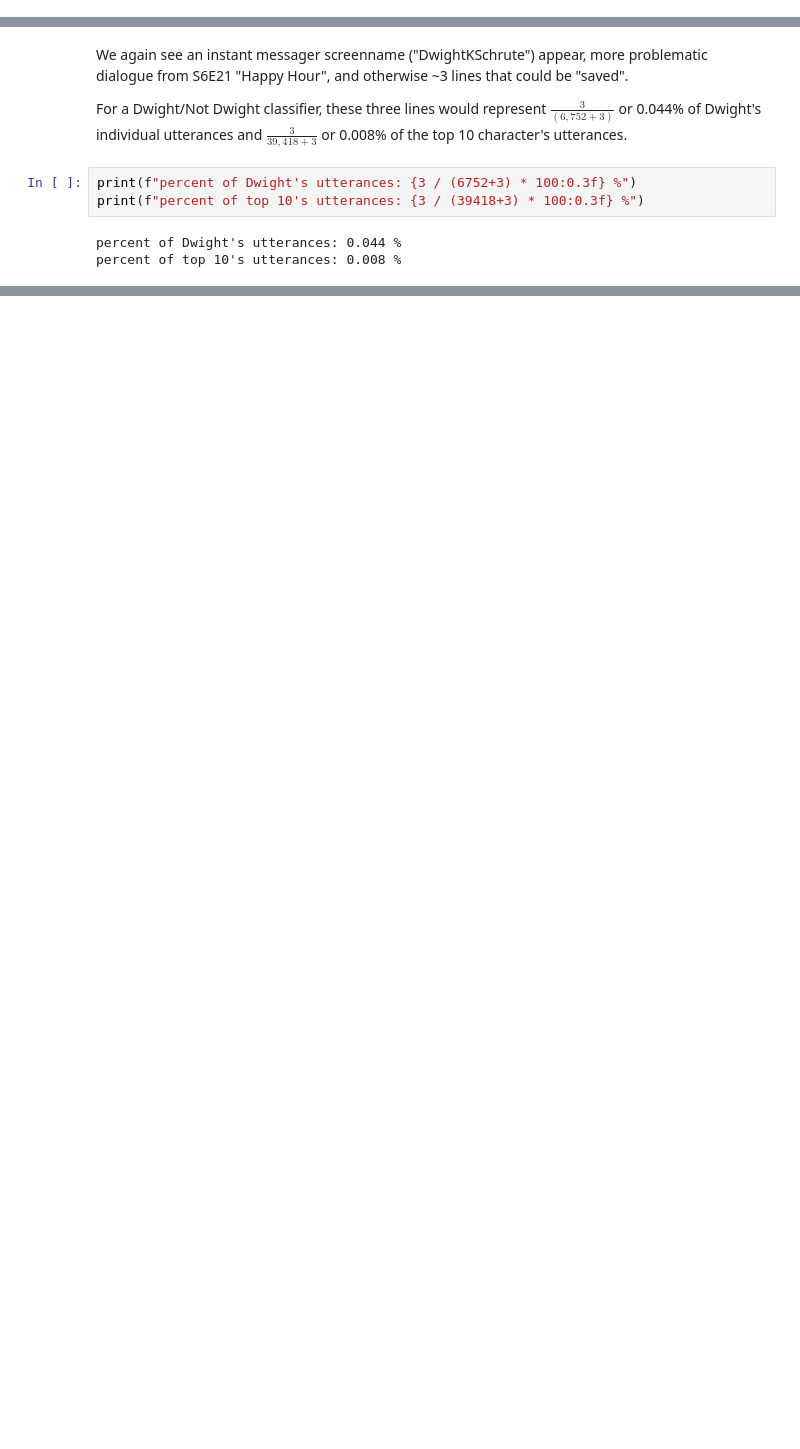
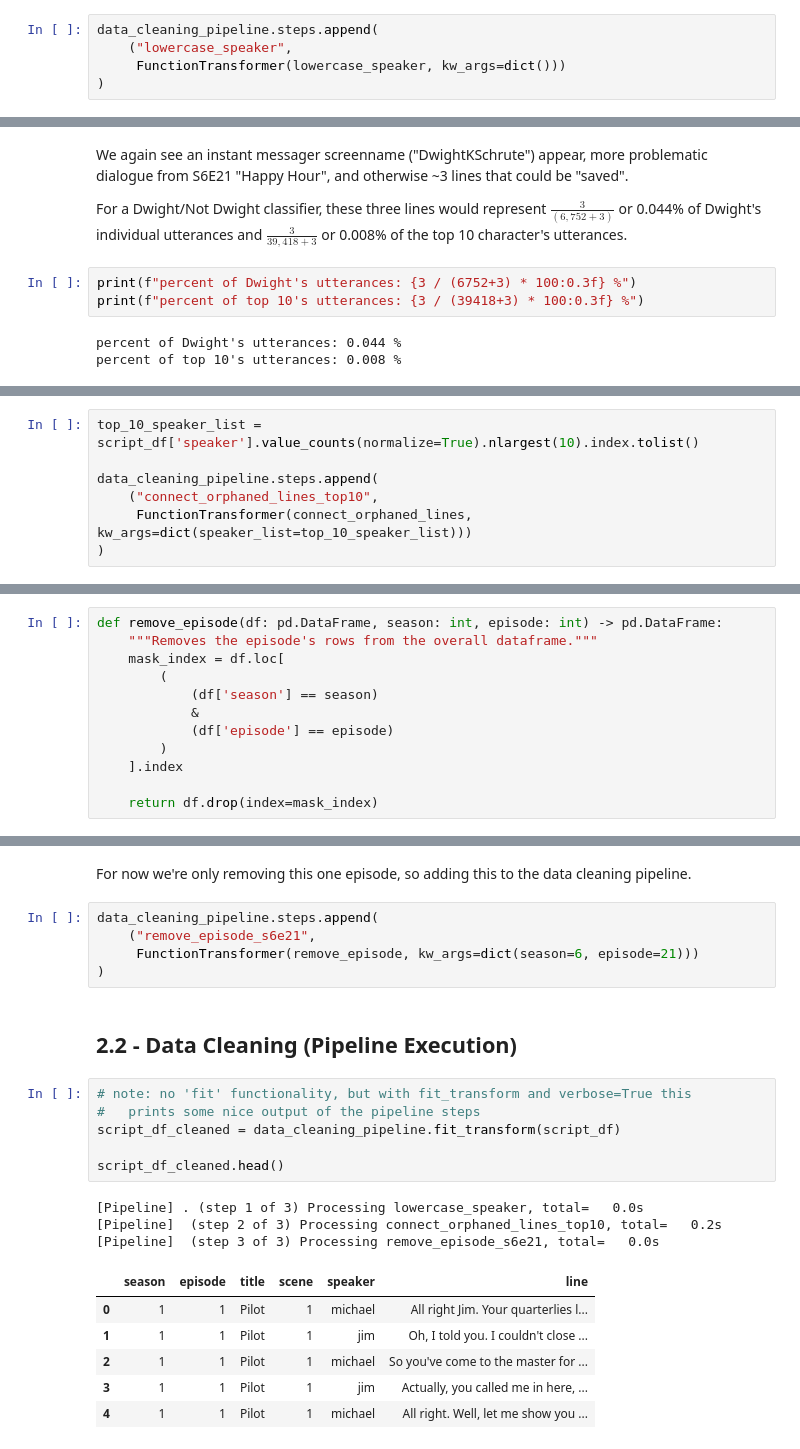
Before and after one commit to Zu1uDe1ta/thats-what-who-said, a Jupyter notebook: 01_preprocess.ipynb, the cells around one changed output, grey strips where cells are left out. Saved outputs shown, nothing was run; the diff lists cells and outputs as text; blank space fills up the shorter version.

```diff
--- a/01_preprocess.ipynb
+++ b/01_preprocess.ipynb
@@ -158 +187,6 @@ fig.show()
+# %%
+data_cleaning_pipeline.steps.append(
+    ("lowercase_speaker",
+     FunctionTransformer(lowercase_speaker, kw_args=dict()))
+)
 # %% [markdown]
@@ -278,0 +337,7 @@ percent of top 10's utterances: 0.008 %
+# %%
+top_10_speaker_list = script_df['speaker'].value_counts(normalize=True).nlargest(10).index.tolist()
+
+data_cleaning_pipeline.steps.append(
+    ("connect_orphaned_lines_top10",
+     FunctionTransformer(connect_orphaned_lines, kw_args=dict(speaker_list=top_10_speaker_list)))
+)
@@ -278,0 +378,12 @@ percent of top 10's utterances: 0.008 %
+# %%
+def remove_episode(df: pd.DataFrame, season: int, episode: int) -> pd.DataFrame:
+    """Removes the episode's rows from the overall dataframe."""
+    mask_index = df.loc[
+        (
+            (df['season'] == season)
+            &
+            (df['episode'] == episode)
+        )
+    ].index
+
+    return df.drop(index=mask_index)
@@ -278,0 +403,25 @@ percent of top 10's utterances: 0.008 %
+# %% [markdown]
+For now we're only removing this one episode, so adding this to the data cleaning pipeline.
+# %%
+data_cleaning_pipeline.steps.append(
+    ("remove_episode_s6e21",
+     FunctionTransformer(remove_episode, kw_args=dict(season=6, episode=21)))
+)
+# %% [markdown]
+## 2.2 - Data Cleaning (Pipeline Execution)
+# %%
+# note: no 'fit' functionality, but with fit_transform and verbose=True this
+#   prints some nice output of the pipeline steps
+script_df_cleaned = data_cleaning_pipeline.fit_transform(script_df)
+
+script_df_cleaned.head()
+# %% [output]
+[Pipeline] . (step 1 of 3) Processing lowercase_speaker, total=   0.0s
+[Pipeline]  (step 2 of 3) Processing connect_orphaned_lines_top10, total=   0.2s
+[Pipeline]  (step 3 of 3) Processing remove_episode_s6e21, total=   0.0s
+|  | season | episode | title | scene | speaker | line |
+| 0 | 1 | 1 | Pilot | 1 | michael | All right Jim. Your quarterlies l... |
+| 1 | 1 | 1 | Pilot | 1 | jim | Oh, I told you. I couldn't close ... |
+| 2 | 1 | 1 | Pilot | 1 | michael | So you've come to the master for ... |
+| 3 | 1 | 1 | Pilot | 1 | jim | Actually, you called me in here, ... |
+| 4 | 1 | 1 | Pilot | 1 | michael | All right. Well, let me show you ... |
```
Also changed, not shown: parts of 19 cells of this notebook.
